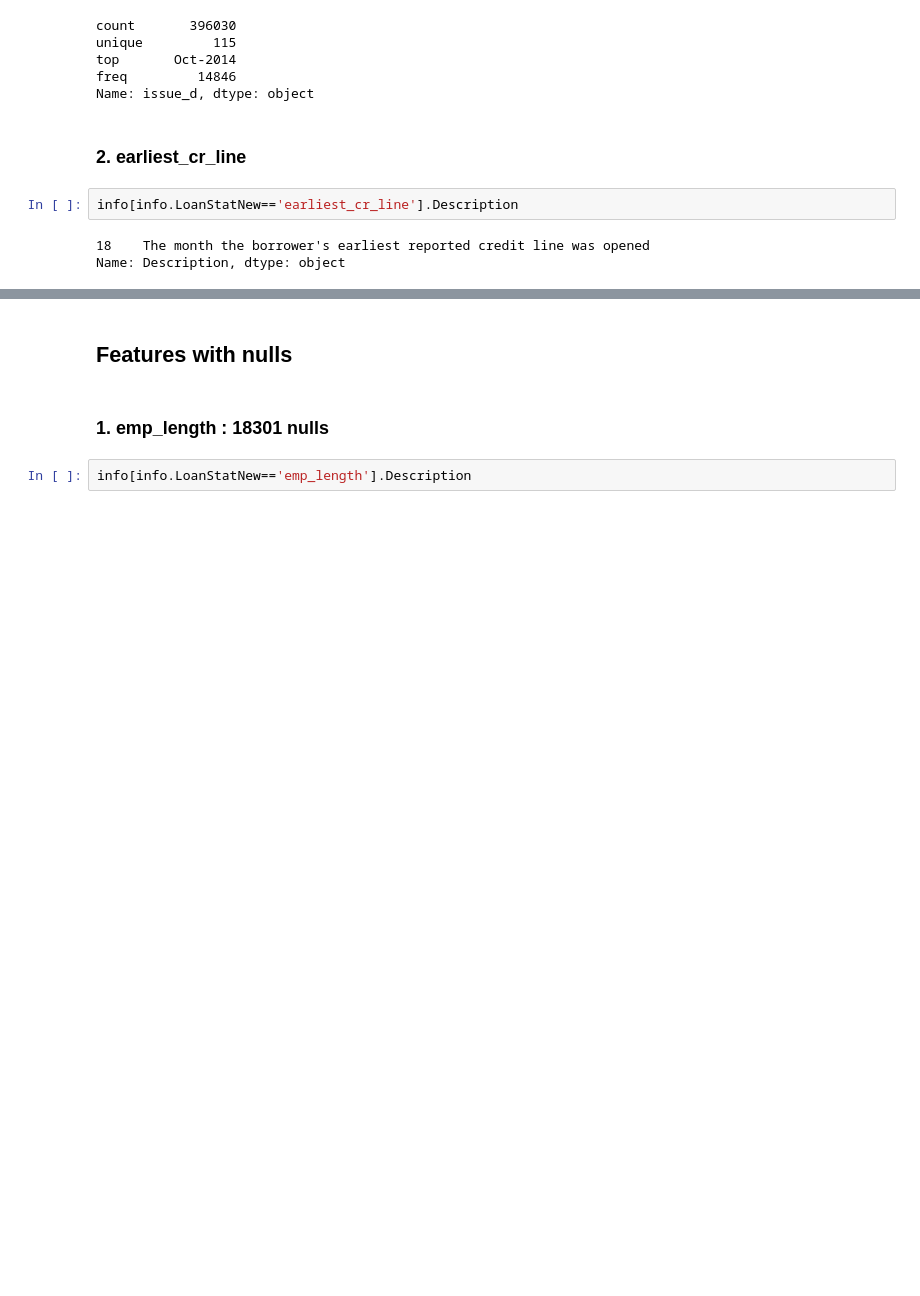
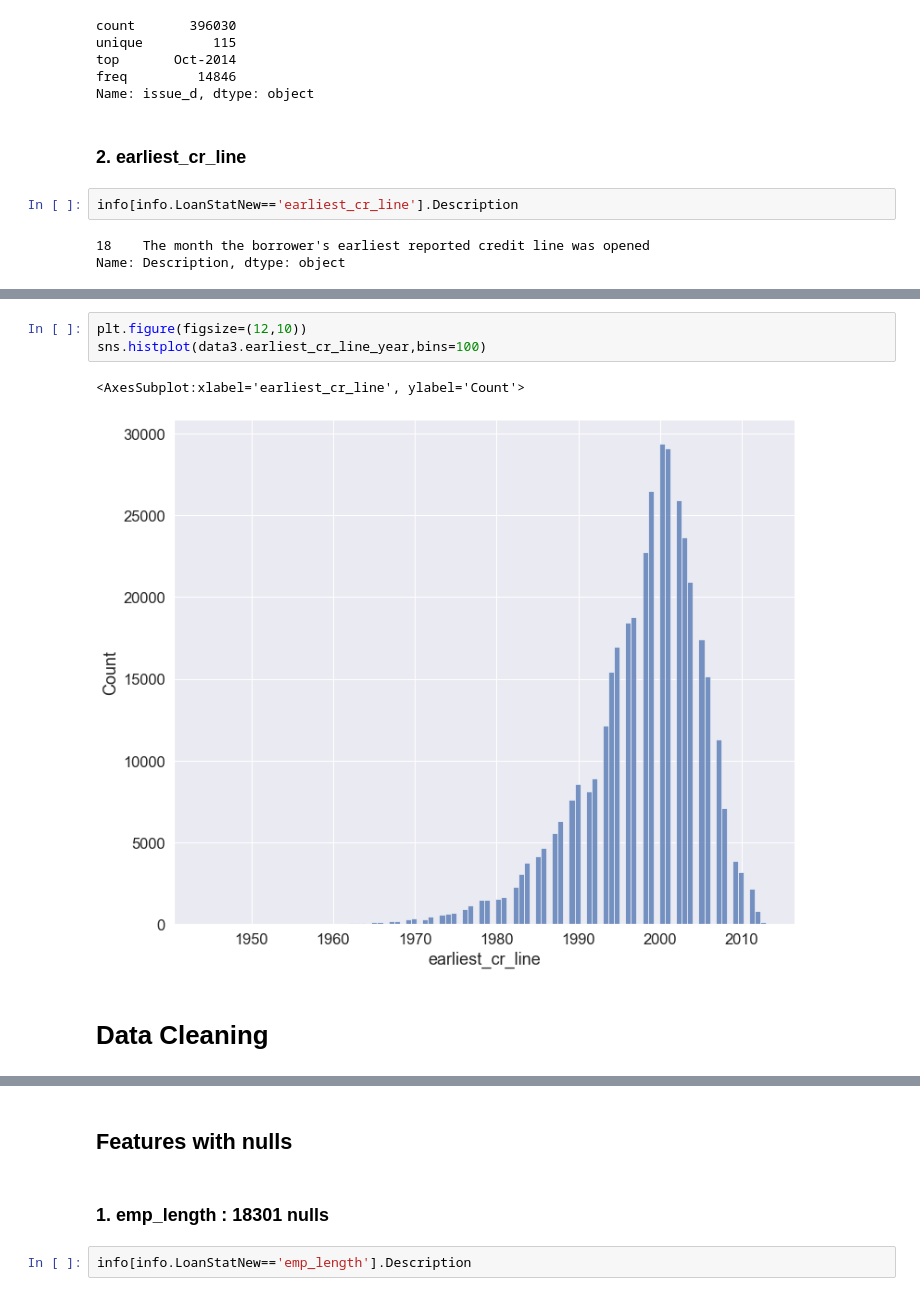
Before and after one commit to Ganesh4693/Lending-Club, a Jupyter notebook: lending.ipynb, the cells around one changed output, grey strips where cells are left out. Saved outputs shown, nothing was run; the diff lists cells and outputs as text; blank space fills up the shorter version.

```diff
--- a/lending.ipynb
+++ b/lending.ipynb
@@ -1036,0 +1201,8 @@ Name: earliest_cr_line, dtype: object
+# %%
+plt.figure(figsize=(12,10))
+sns.histplot(data3.earliest_cr_line_year,bins=100)
+# %% [output]
+<AxesSubplot:xlabel='earliest_cr_line', ylabel='Count'>
+[figure, added]
+# %% [markdown]
+# Data Cleaning
```
Also changed, not shown: parts of 43 cells of this notebook.
